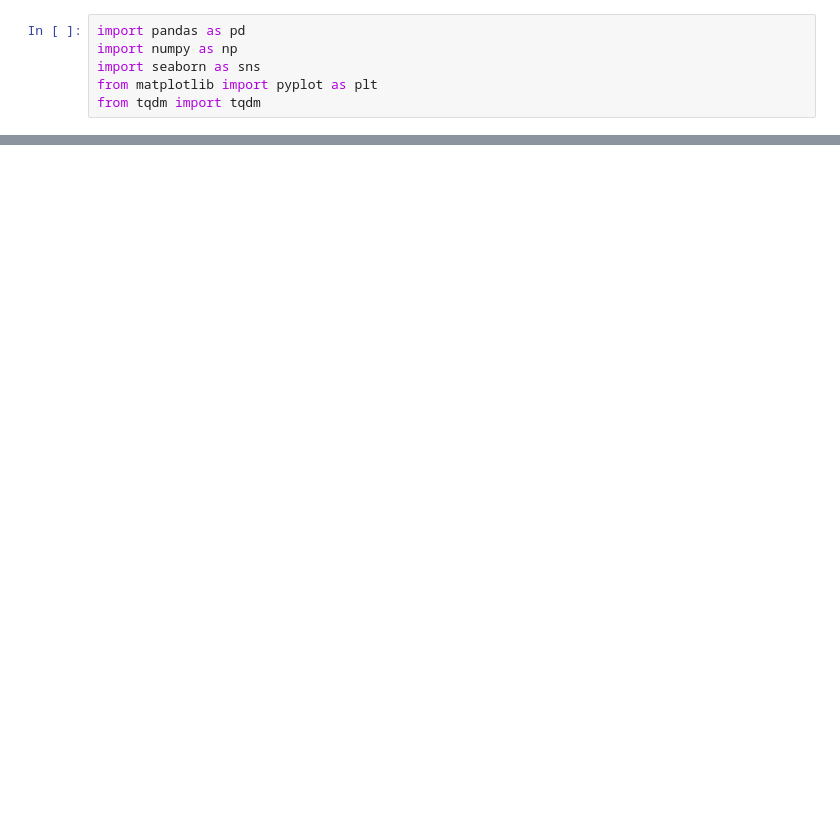
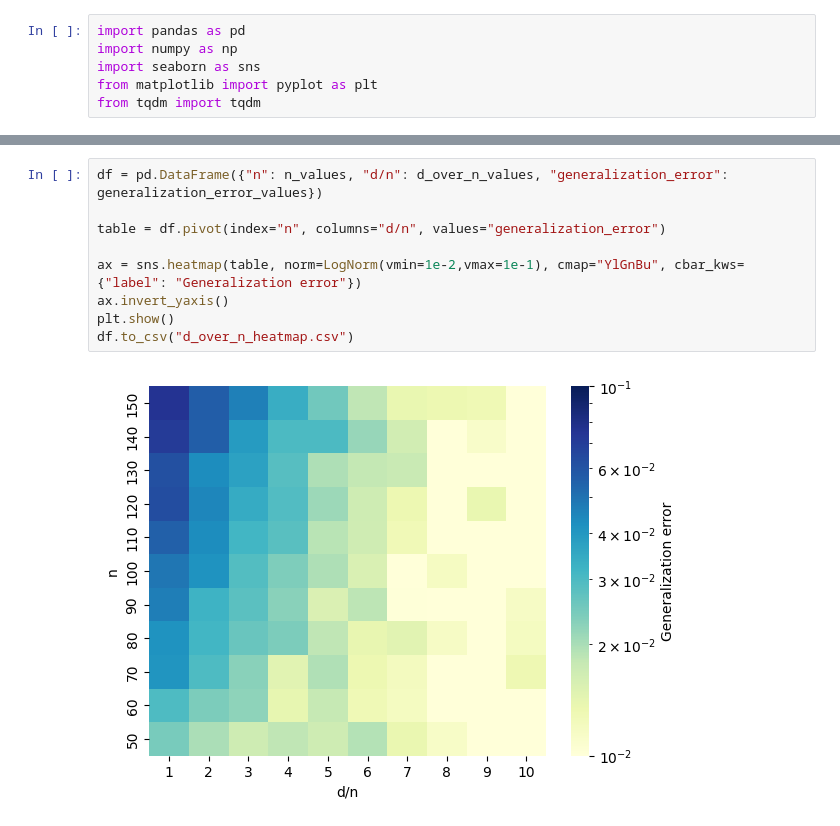
Before and after one commit to kedar2/benign_overfitting, a Jupyter notebook: experiments.ipynb, the cells around one changed output, grey strips where cells are left out. Saved outputs shown, nothing was run; the diff lists cells and outputs as text; blank space fills up the shorter version.

```diff
--- a/experiments.ipynb
+++ b/experiments.ipynb
@@ -21,2 +45,13 @@ signal_level = 0.1
+# %%
+df = pd.DataFrame({"n": n_values, "d/n": d_over_n_values, "generalization_error": generalization_error_values})
+
+table = df.pivot(index="n", columns="d/n", values="generalization_error")
+
+ax = sns.heatmap(table, norm=LogNorm(vmin=1e-2,vmax=1e-1), cmap="YlGnBu", cbar_kws={"label": "Generalization error"})
+ax.invert_yaxis()
+plt.show()
+df.to_csv("d_over_n_heatmap.csv")
+# %% [output]
+[figure, added]
 # %%
 # Generate heatmaps
```
Also changed, not shown: parts of 6 cells of this notebook, 4 other files.
